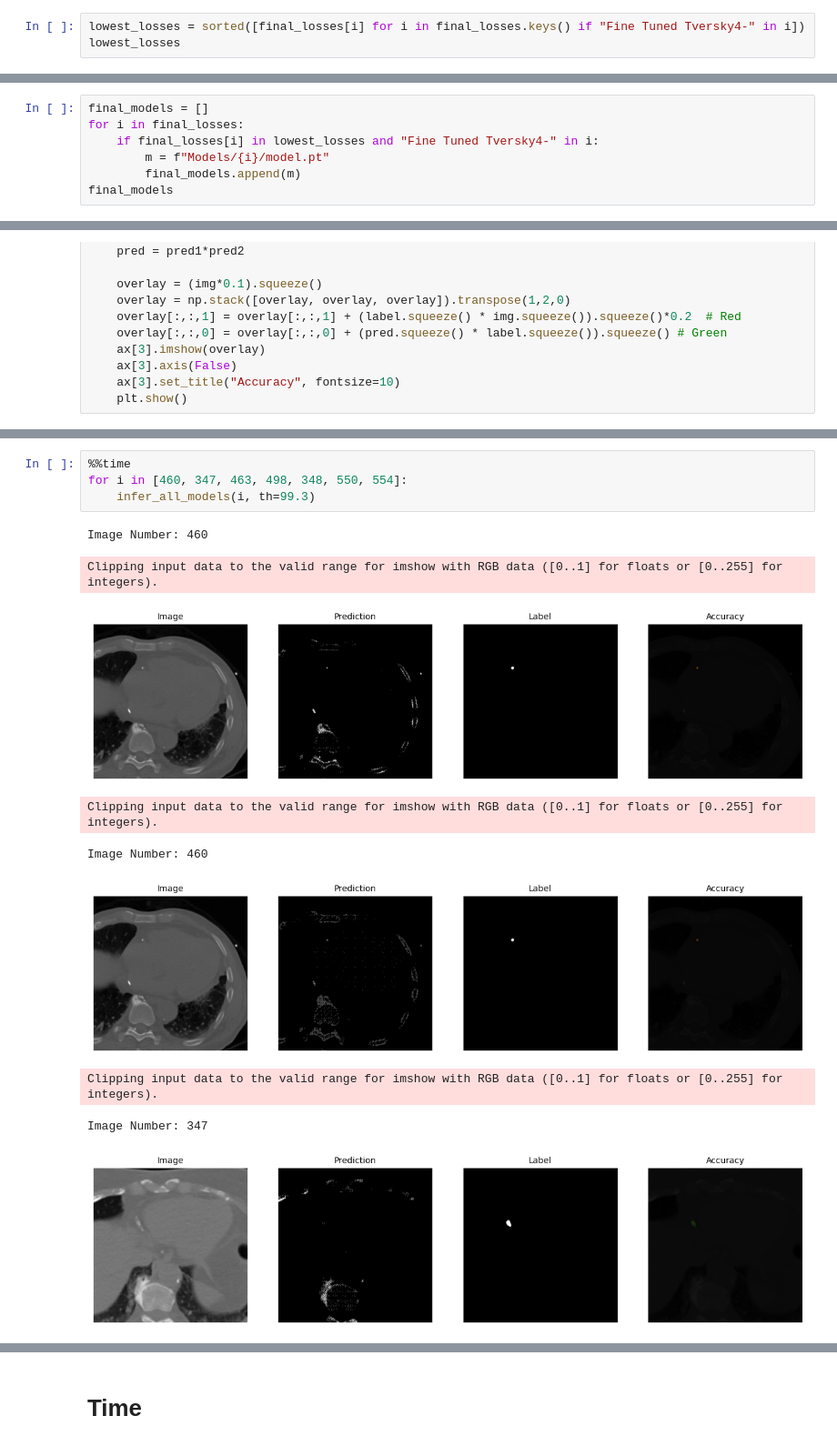
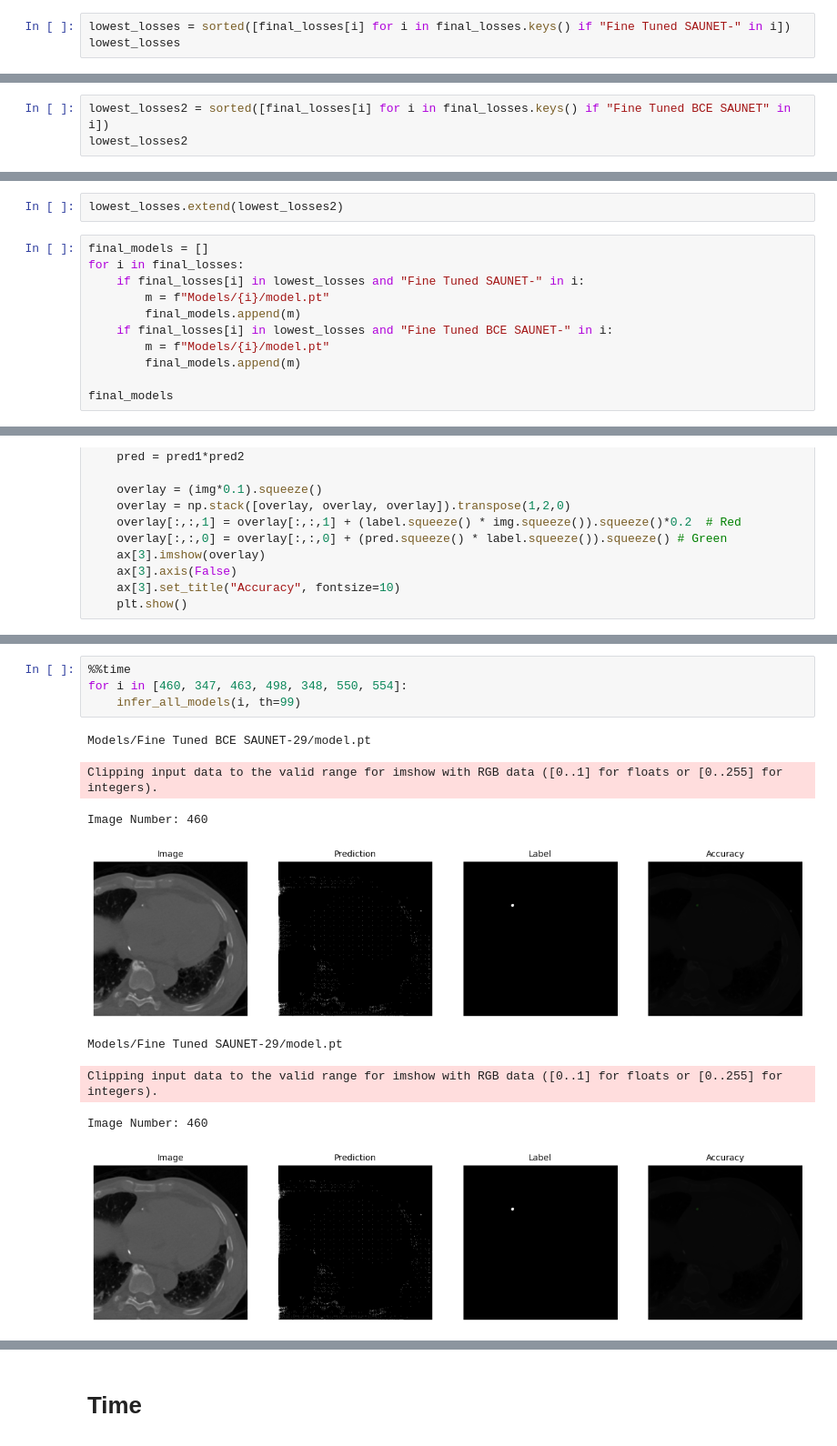
Before and after one commit to RyanChew1/Chest-CT-CAC-Scores, a Jupyter notebook: Model 5 Spatial Attention UNET.ipynb, the cells around one changed output, grey strips where cells are left out. Shown at 91% size. Drawn from its saved outputs; the diff is of its cells as text.

```diff
--- a/Model 5 Spatial Attention UNET.ipynb
+++ b/Model 5 Spatial Attention UNET.ipynb
@@ -769,6 +717,6 @@ for i in glob("Models/**"):
         except:
             continue
 # %%
-lowest_losses = sorted([final_losses[i] for i in final_losses.keys() if "Fine Tuned Tversky4-" in i])
+lowest_losses = sorted([final_losses[i] for i in final_losses.keys() if "Fine Tuned SAUNET-" in i])
 lowest_losses
 # %% [output]
@@ -775,0 +724,3 @@ lowest_losses
+# %%
+lowest_losses2 = sorted([final_losses[i] for i in final_losses.keys() if "Fine Tuned BCE SAUNET" in i])
+lowest_losses2
@@ -776,8 +729,14 @@ lowest_losses
+# %%
+lowest_losses.extend(lowest_losses2)
 # %%
 final_models = []
 for i in final_losses:
-    if final_losses[i] in lowest_losses and "Fine Tuned Tversky4-" in i:
+    if final_losses[i] in lowest_losses and "Fine Tuned SAUNET-" in i:
         m = f"Models/{i}/model.pt"
         final_models.append(m)
+    if final_losses[i] in lowest_losses and "Fine Tuned BCE SAUNET-" in i:
+        m = f"Models/{i}/model.pt"
+        final_models.append(m)
+
 final_models
 # %% [output]
@@ -850,14 +811,13 @@ def infer_all_models(img_num=None, th=97, upper_th = 98):
 # %%
 %%time
 for i in [460, 347, 463, 498, 348, 550, 554]:
-    infer_all_models(i, th=99.3)
+    infer_all_models(i, th=99)
 # %% [output]
-Image Number: 460
+Models/Fine Tuned BCE SAUNET-29/model.pt
 Clipping input data to the valid range for imshow with RGB data ([0..1] for floats or [0..255] for integers).
+Image Number: 460
-[figure, old version]
+[figure, new version]
-Clipping input data to the valid range for imshow with RGB data ([0..1] for floats or [0..255] for integers).
-Image Number: 460
+Models/Fine Tuned SAUNET-29/model.pt
-[figure]
 Clipping input data to the valid range for imshow with RGB data ([0..1] for floats or [0..255] for integers).
-Image Number: 347
+Image Number: 460
-[figure, old version]
+[figure]
```
Also changed, not shown: parts of 26 cells of this notebook.
